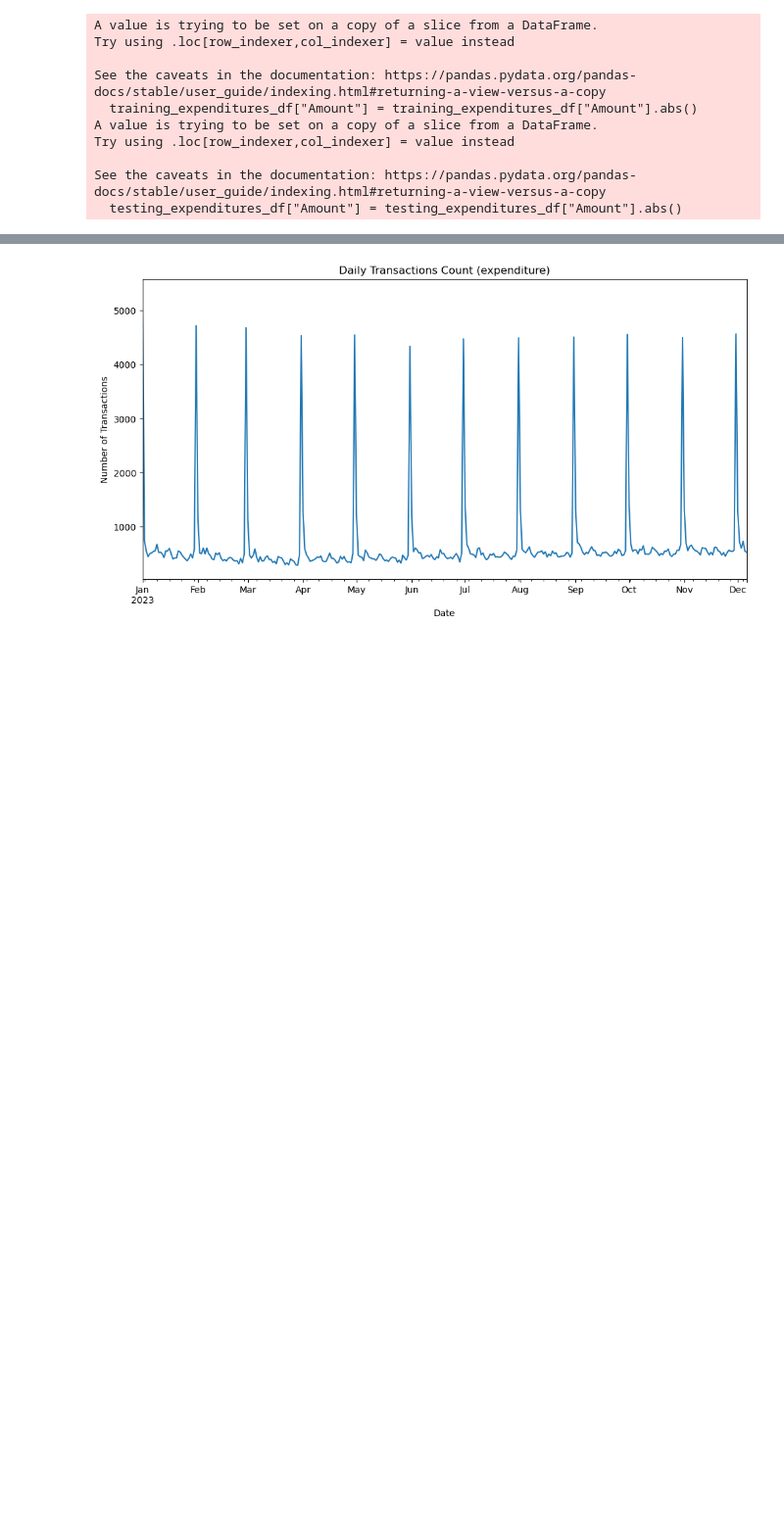
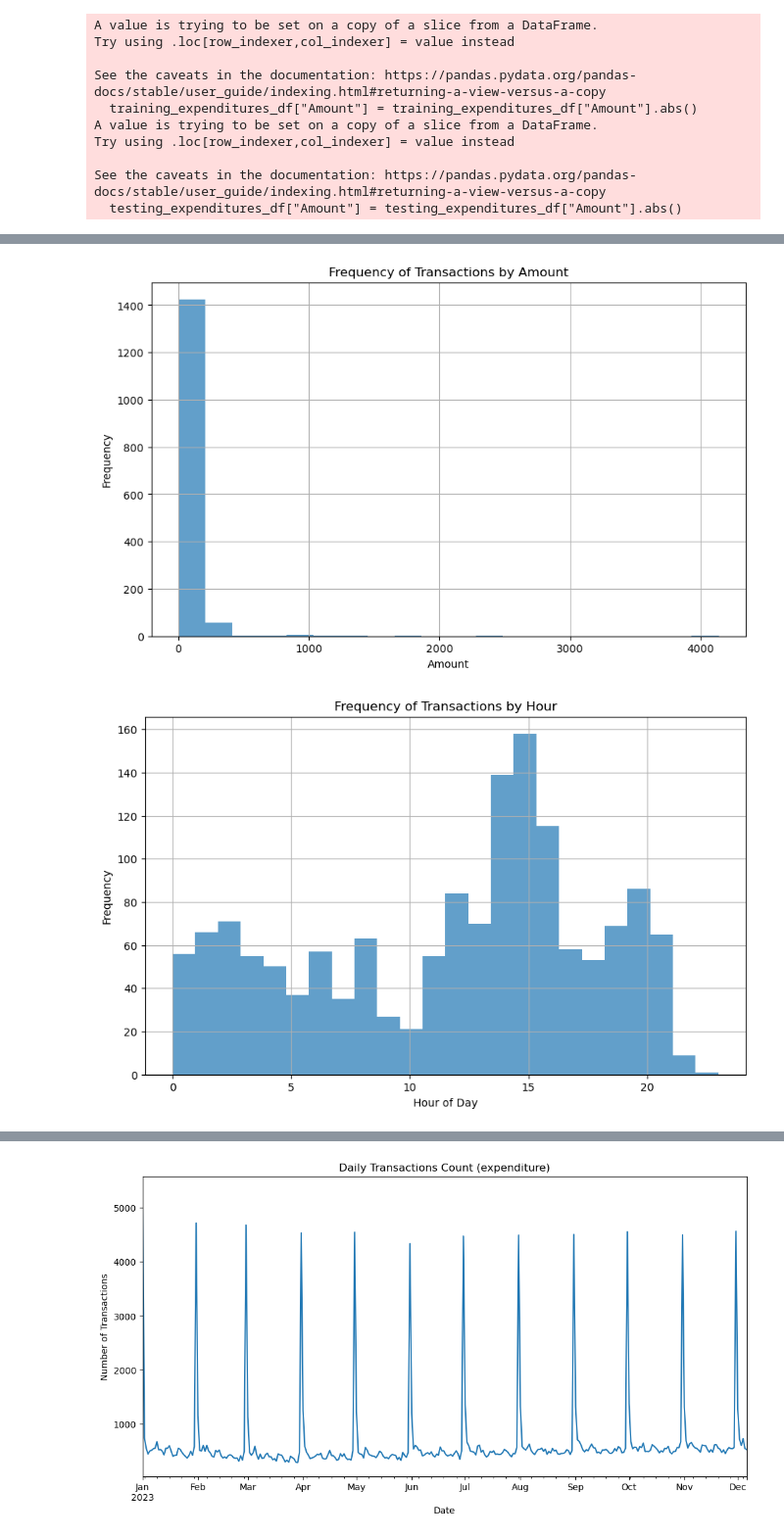
Before and after one commit to UoB-DSMP-2023-24/dsmp-2024-group27, a Jupyter notebook: AnomalyDetection/AnomalyDetection-Frequency.ipynb, the cells around one changed output, grey strips where cells are left out. Shown: that part at 98% size. Cells and saved outputs as stored; diff of their text form; code cells hidden in the pictures; blank space fills up the shorter version.

Commit message:
finishing up the anomaly work

```diff
--- a/AnomalyDetection/AnomalyDetection-Frequency.ipynb
+++ b/AnomalyDetection/AnomalyDetection-Frequency.ipynb
@@ -50,0 +84,16 @@ See the caveats in the documentation: https://pandas.pydata.org/pandas-docs/stab
+# %%
+testing_expenditures_df['Hour'] = testing_expenditures_df['Datetime'].dt.hour
+
+def check_anomaly(row):
+    account_no = row['Account No']
+    hour = row['Hour']
+    least_frqt_hours = accounts_hours_dict.get(account_no, [])
+    return hour in least_frqt_hours
+
+# Apply the function to each row in the testing dataframe
+testing_expenditures_df['Anomaly'] = testing_expenditures_df.apply(check_anomaly, axis=1)
+
+# Filter the testing_expenditures_df to only include rows where 'Anomaly' is True
+anomalies_df = testing_expenditures_df[testing_expenditures_df['Anomaly'] == True]
+
+anomalies_df
@@ -50,0 +124,39 @@ See the caveats in the documentation: https://pandas.pydata.org/pandas-docs/stab
+# %%
+# Amount Frequencies
+plt.figure(figsize=(10, 6))
+anomalies_df['Amount'].plot(kind='hist', bins=20, alpha=0.7)
+plt.title('Frequency of Transactions by Amount')
+plt.xlabel('Amount')
+plt.ylabel('Frequency')
+plt.grid(True)
+plt.show()
+
+# Frequency of Transactions by Hour
+plt.figure(figsize=(10, 6))
+anomalies_df['Hour'].plot(kind='hist', bins=24, alpha=0.7, range=(0, 23))
+plt.title('Frequency of Transactions by Hour')
+plt.xlabel('Hour of Day')
+plt.ylabel('Frequency')
+plt.grid(True)
+plt.show()
+
+# Frequency of Transactions by Third Party Name
+plt.figure(figsize=(10, 6))
+anomalies_df['Third Party Name'].value_counts().plot(kind='bar')
+plt.title('Frequency of Transactions by Third Party Name')
+plt.xlabel('Third Party Name')
+plt.ylabel('Frequency')
+plt.xticks(rotation=45, ha="right")
+plt.show()
+
+# Frequency of Transactions by Date
+plt.figure(figsize=(10, 6))
+anomalies_df['Date'].value_counts().plot(kind='bar')
+plt.title('Frequency of Transactions by Date')
+plt.xlabel('Date')
+plt.ylabel('Frequency')
+plt.xticks(rotation=45, ha="right")
+plt.show()
+# %% [output]
+[figure, added]
+[figure, added]
```
Also changed, not shown: parts of 25 cells of this notebook.
